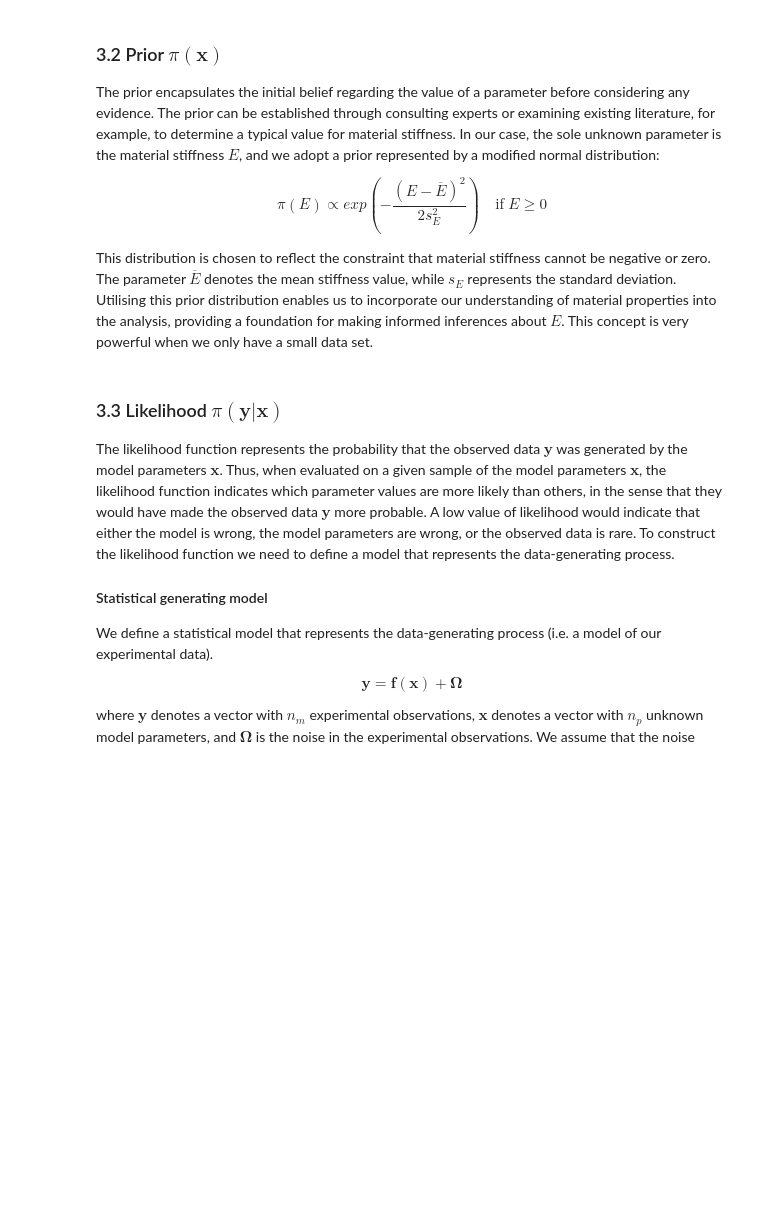
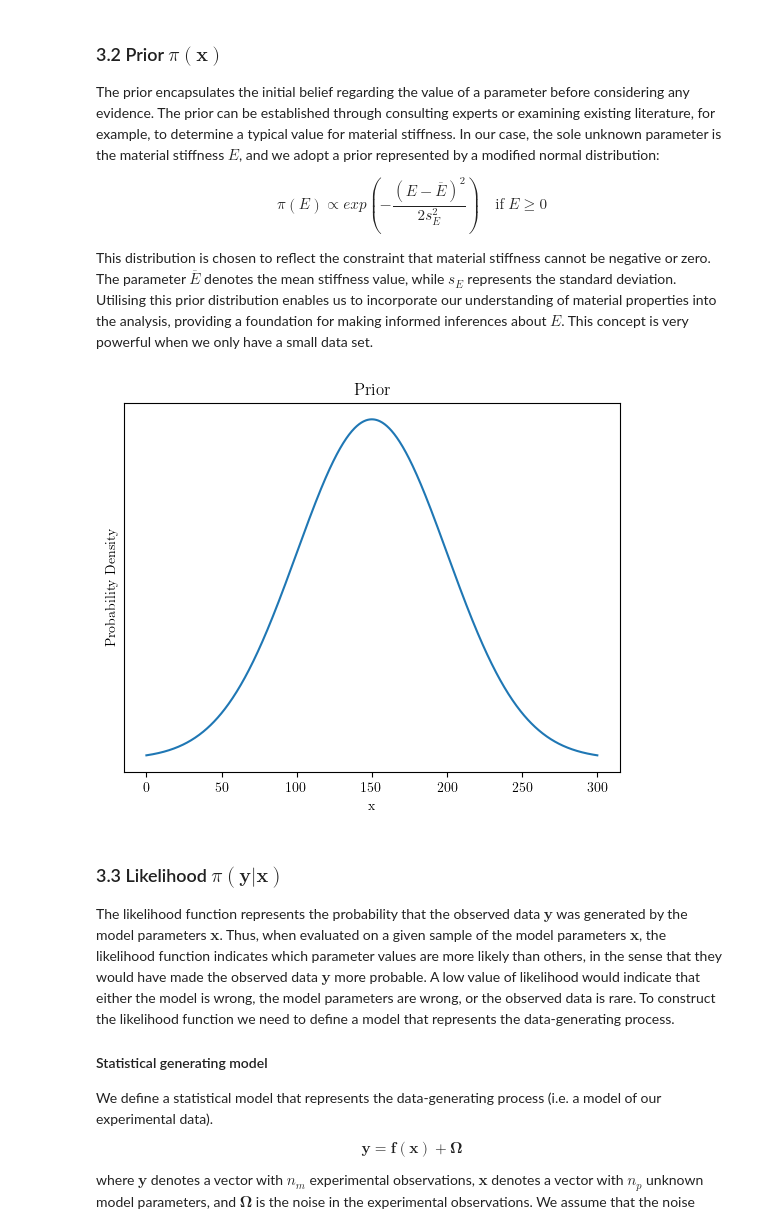
Before and after one commit to mark-hobbs/bayesian-inference-tutorial, a Jupyter notebook: examples/01-linear-elasticity.ipynb, the cells around one changed output. Saved outputs shown, nothing was run; the diff lists cells and outputs as text; code cells hidden in the pictures; blank space fills up the shorter version.

```diff
--- a/examples/01-linear-elasticity.ipynb
+++ b/examples/01-linear-elasticity.ipynb
@@ -318,3 +316,7 @@ class Prior:
+# %%
+Prior(150, 50).plot(np.linspace(0, 300, 1000))
+# %% [output]
+[figure, added]
 # %% [markdown]
 ### 3.3 Likelihood $\pi(\textbf{y}|\textbf{x})$
 
```
Also changed, not shown: parts of 11 cells of this notebook.
